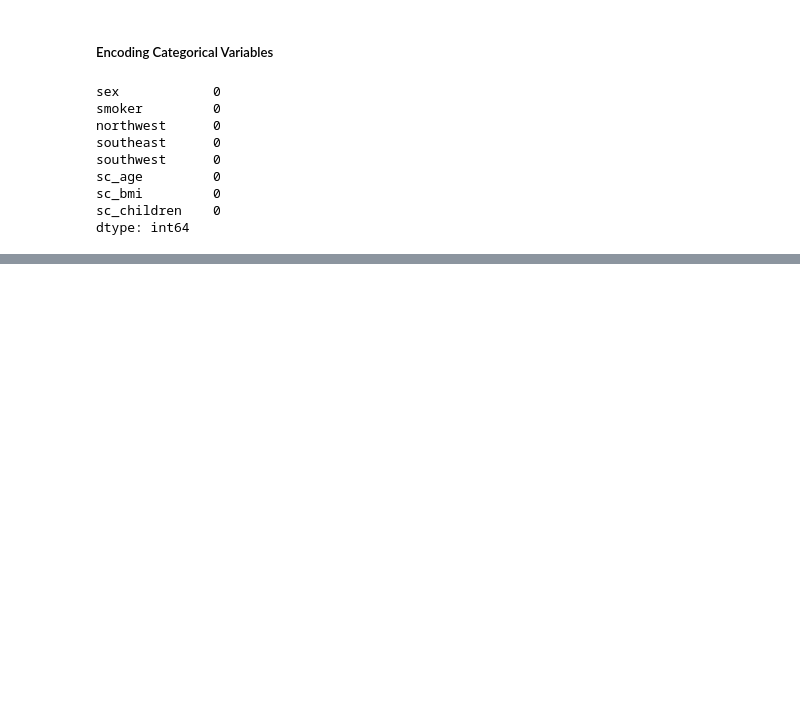
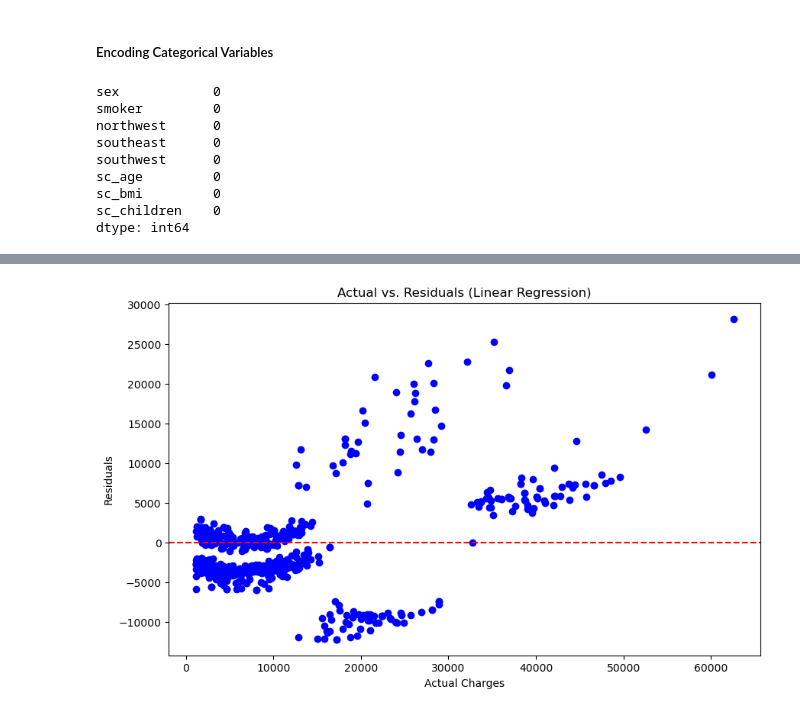
Before and after one commit to tyagi2607/data-science-portfolio, a Jupyter notebook: 1. medical_insurance_cost_prediction/cleaning_exploration.ipynb, the cells around one changed output, grey strips where cells are left out. Saved outputs shown, nothing was run; the diff lists cells and outputs as text; code cells hidden in the pictures; blank space fills up the shorter version.

Commit message:
base model completed next steps

```diff
--- a/1. medical_insurance_cost_prediction/cleaning_exploration.ipynb
+++ b/1. medical_insurance_cost_prediction/cleaning_exploration.ipynb
@@ -508,0 +555,26 @@ test_pred_df[(test_pred_df['smoker'] == 'yes') & (test_pred_df['residual'] < 0)]
+# %%
+X_test_bmi_cat = X_test_orig.copy()
+
+# Encode 'Sex', 'Smoker'
+
+X_test_bmi_cat['sex'] = label_encoder_sex_bmi_cat.transform(X_test_bmi_cat['sex'])
+X_test_bmi_cat['smoker'] = label_encoder_smoker_bmi_cat.transform(X_test_bmi_cat['smoker'])
+
+X_test_bmi_cat['bmi_gt_30'] = 0
+X_test_bmi_cat.loc[X_test_bmi_cat['bmi'] >= 30, 'bmi_gt_30'] = 1
+
+X_test_cat_enc_bmi_cat = X_test_bmi_cat.join(X_test_ohe_reg)
+X_test_cat_enc_bmi_cat.drop(columns=["age", "bmi", "region","children"], inplace=True)
+
+X_test_scaled_bmi_cat = X_test_cat_enc_bmi_cat.join(X_test_scaled_cont)
+# Make predictions on the test set
+lr_predictions_bmi_cat = lr_model_bmi_cat.predict(X_test_scaled_bmi_cat)
+
+# Compute the Mean Squared Error (MSE) of the Linear Regression model
+lr_mse_bmi_cat = mean_squared_error(y_test, lr_predictions_bmi_cat)
+print("Mean Squared Error (Linear Regression):", lr_mse_bmi_cat)
+print(f"Root mean Squared Error: {lr_mse_bmi_cat**0.5}")
+r_sqr = lr_model_bmi_cat.score(X_test_scaled_bmi_cat, y_test)
+print(f"r_sqr: {r_sqr}")
+print(f"intercept: {lr_model_bmi_cat.intercept_}")
+print(f"slope: {lr_model_bmi_cat.coef_}")
@@ -508,0 +608,2 @@ test_pred_df[(test_pred_df['smoker'] == 'yes') & (test_pred_df['residual'] < 0)]
+# %%
+test_pred_df['charges_pred_bmi_cat'] = lr_model_bmi_cat.predict(X_test_scaled_bmi_cat)
@@ -508,0 +628,5 @@ test_pred_df[(test_pred_df['smoker'] == 'yes') & (test_pred_df['residual'] < 0)]
+# %%
+test_pred_df['res_bmi_cat'] = test_pred_df['charges'] - test_pred_df['charges_pred_bmi_cat']
+# %%
+test_pred_df['bmi_gt_30'] = 0
+test_pred_df.loc[test_pred_df['bmi'] >= 30, 'bmi_gt_30'] = 1
@@ -508,0 +649,10 @@ test_pred_df[(test_pred_df['smoker'] == 'yes') & (test_pred_df['residual'] < 0)]
+# %%
+plt.scatter(y=test_pred_df['res_bmi_cat'], x=test_pred_df['charges'], color='blue')
+plt.plot(color='red', linestyle='--')
+plt.axhline(y=0, color='red', linestyle='--')
+plt.xlabel('Actual Charges')
+plt.ylabel('Residuals')
+plt.title('Actual vs. Residuals (Linear Regression)')
+plt.show()
+# %% [output]
+[figure, added]
```
Also changed, not shown: parts of 42 cells of this notebook.
